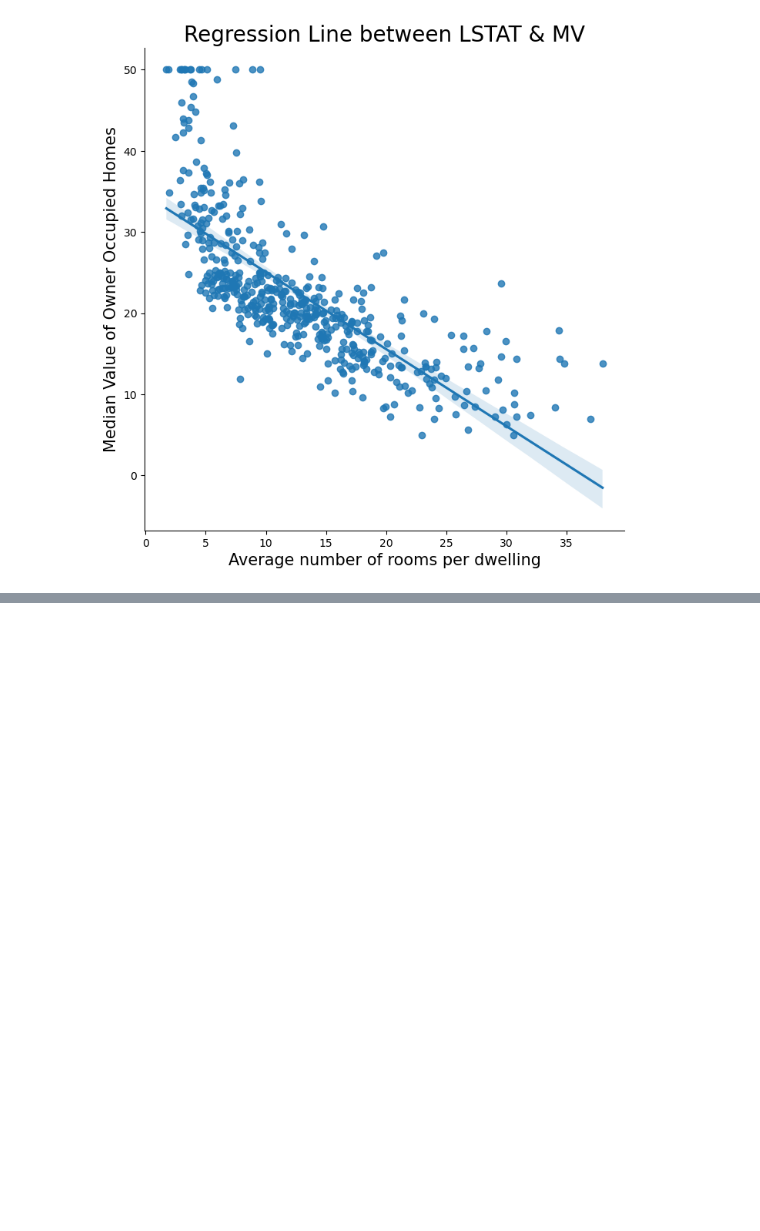
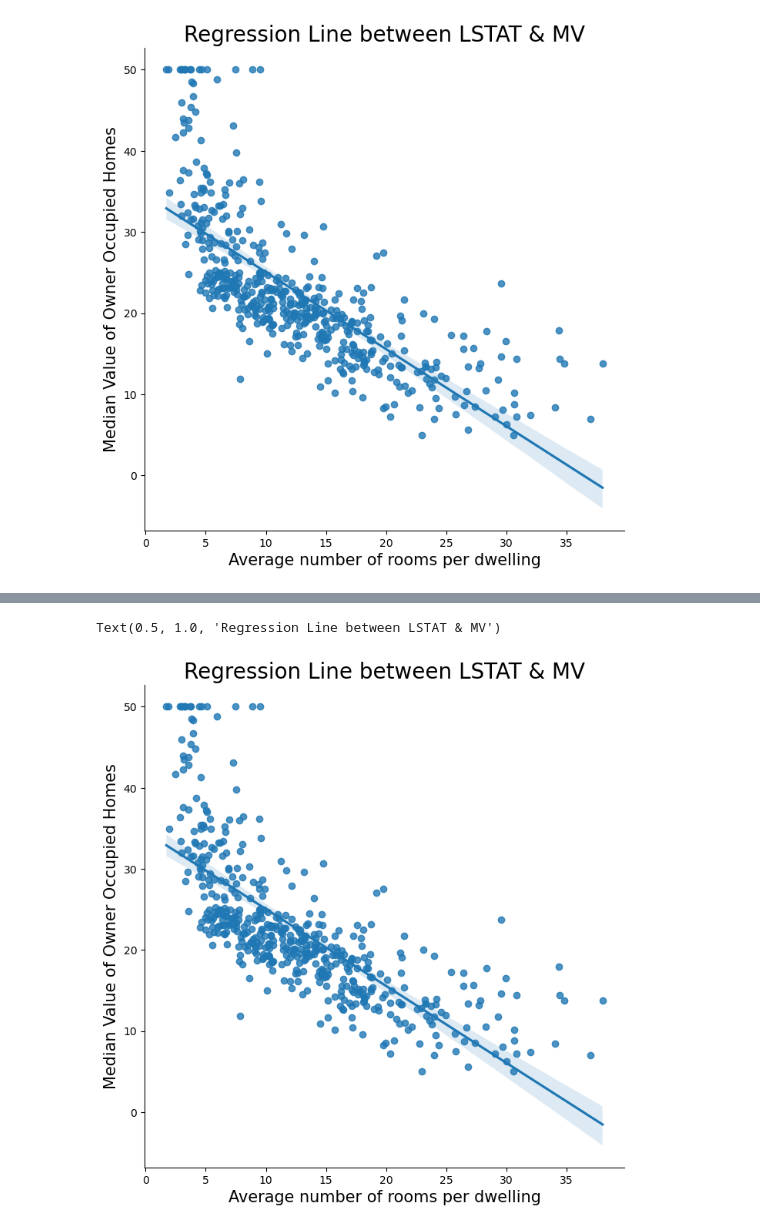
Before and after one commit to PrathamHusky07/DSEM_INFO_6105_ASSIGNMENTS, a Jupyter notebook: Assignment 2/Linear Regression/Linear_Regression_Assignment_2_DSEM.ipynb, the cells around one changed output, grey strips where cells are left out. Saved outputs shown, nothing was run; the diff lists cells and outputs as text; code cells hidden in the pictures; blank space fills up the shorter version.

```diff
--- a/Assignment 2/Linear Regression/Linear_Regression_Assignment_2_DSEM.ipynb
+++ b/Assignment 2/Linear Regression/Linear_Regression_Assignment_2_DSEM.ipynb
@@ -624,0 +766,8 @@ Text(0.5, 1.0, 'Regression Line between LSTAT & MV')
+# %%
+sns.lmplot(x="LSTAT", y="MV", data = data, height = 7)
+plt.xlabel("Average number of rooms per dwelling", fontsize = 15)
+plt.ylabel("Median Value of Owner Occupied Homes", fontsize = 15)
+plt.title("Regression Line between LSTAT & MV", fontsize = 20)
+# %% [output]
+Text(0.5, 1.0, 'Regression Line between LSTAT & MV')
+[figure, added]
```
Also changed, not shown: parts of 21 cells of this notebook, 5 other files.
